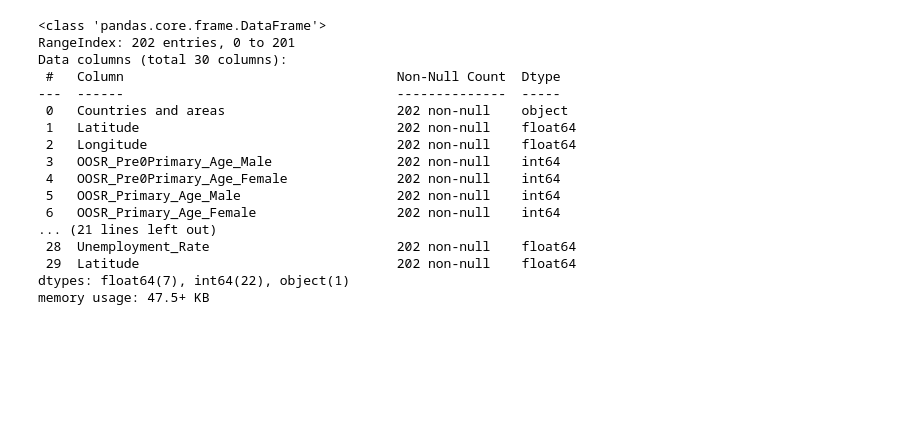
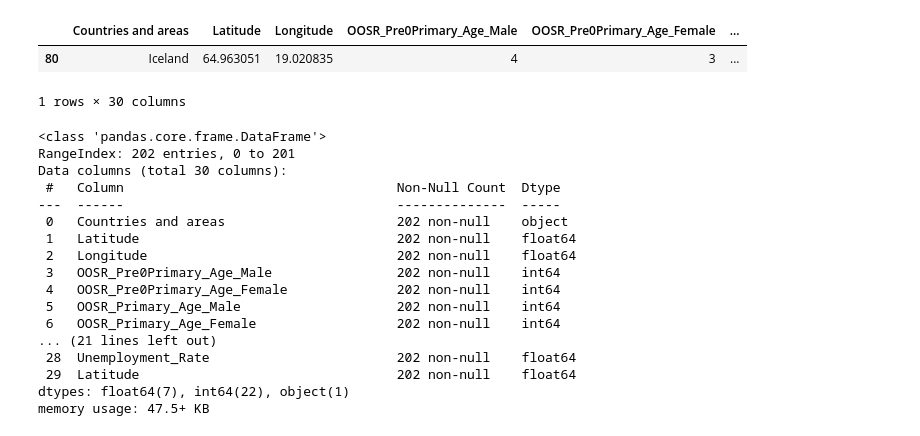
Before and after one commit to Maximovex/HSE_AI, a Jupyter notebook: Homework1/EDA.ipynb, the cells around one changed output. Cells and saved outputs as stored; diff of their text form; code cells hidden in the pictures; blank space fills up the shorter version.

```diff
--- a/Homework1/EDA.ipynb
+++ b/Homework1/EDA.ipynb
@@ -38,6 +66,12 @@ Gross_Tertiary_Education_Enrollment: Gross enrollment in tertiary education.
 Unemployment_Rate: Unemployment rate in the respective countries/areas.
 # %%
 df['Latitude'] = df['Latitude ']
+# %%
+df[df['Latitude']==df['Latitude'].max()]
+# %% [output]
+|  | Countries and areas | Latitude | Longitude | OOSR_Pre0Primary_Age_Male | OOSR_Pre0Primary_Age_Female | ... |
+| 80 | Iceland | 64.963051 | 19.020835 | 4 | 3 | ... |
+1 rows × 30 columns
 # %%
 df.info(verbose=True, show_counts=True)
 # %% [output]
```
Also changed, not shown: 1 other file.
